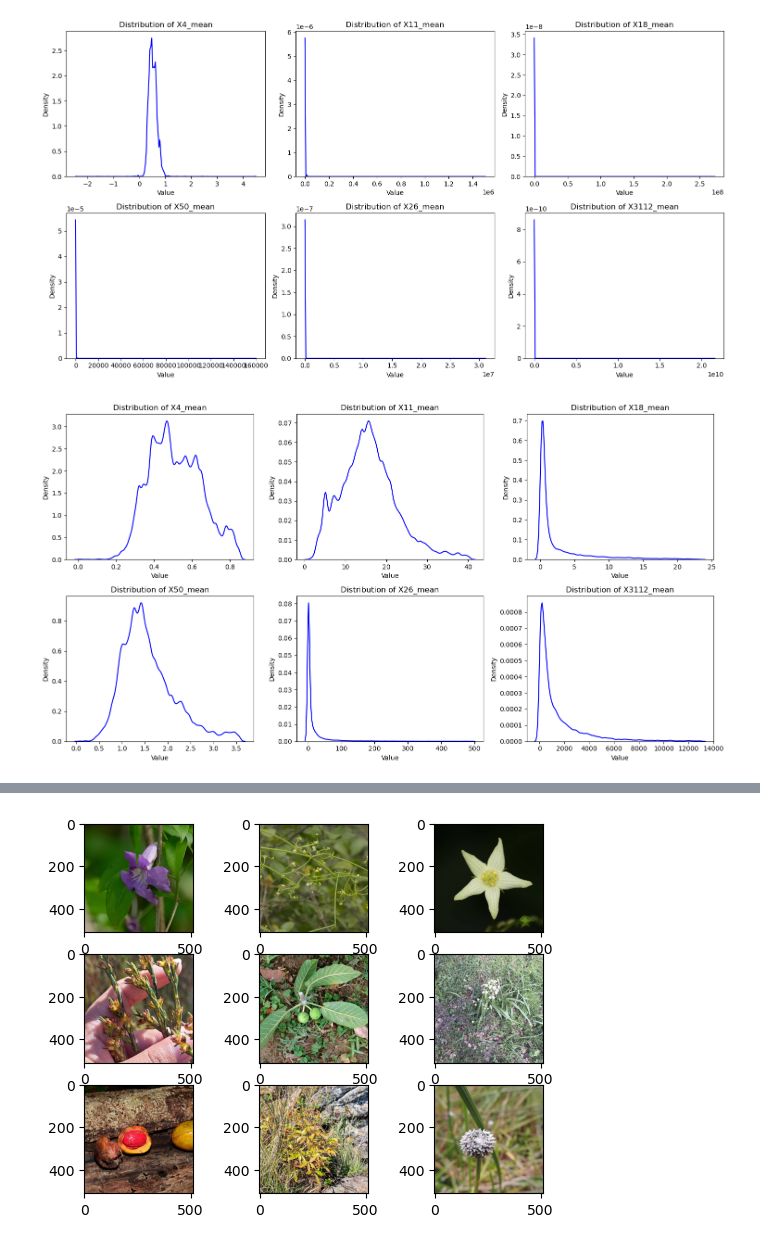
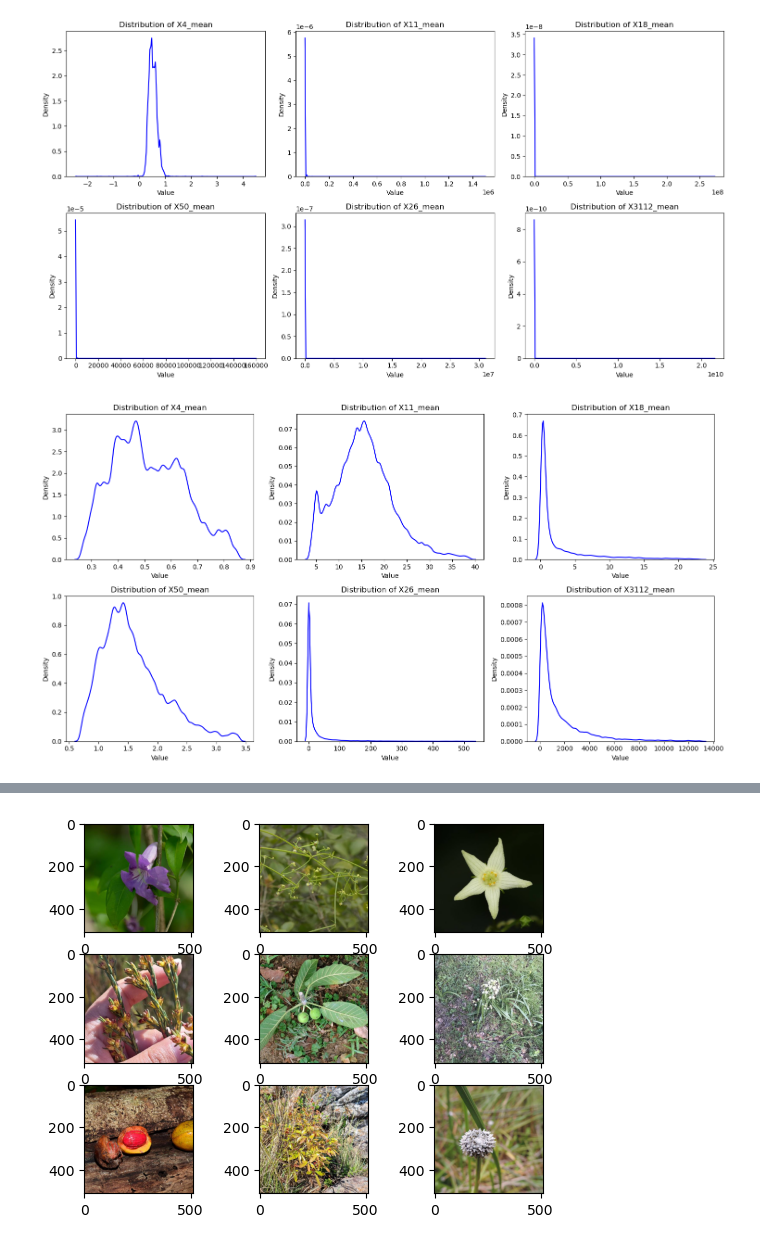
Before and after one commit to DarkIceField/Data_Mining_Project, a Jupyter notebook: data_analysis.ipynb, the cells around one changed output, grey strips where cells are left out. Saved outputs shown, nothing was run; the diff lists cells and outputs as text; code cells hidden in the pictures.

```diff
--- a/data_analysis.ipynb
+++ b/data_analysis.ipynb
@@ -4,9 +4,9 @@ import matplotlib.pyplot as plt
 import seaborn as sns
 import cv2 as cv
 
-train = pd.read_csv('data/train&val/train.csv')
-test = pd.read_csv('data/test/test.csv')
-train.head()
+tabular_df = pd.read_csv('data/train&val/train.csv')
+test_df = pd.read_csv('data/test/test.csv')
+tabular_df.head()
 mean_columns = ['X4_mean', 'X11_mean', 'X18_mean', 'X50_mean', 'X26_mean', 'X3112_mean']
 # %%
 def plot_data(df):
@@ -31,10 +31,10 @@ plot_data(train)
 [figure]
 # %%
 for column in mean_columns:
-    upper_quantile = train[column].quantile(0.98)
-    train = train[(train[column] < upper_quantile)]
-    train = train[(train[column] > 0)]
-
-plot_data(train)
+    upper_quantile = tabular_df[column].quantile(0.98)
+    lower_quantile = tabular_df[column].quantile(0.02)
+    tabular_df = tabular_df[(tabular_df[column] < upper_quantile)]
+    tabular_df = tabular_df[(tabular_df[column] > lower_quantile)]
+plot_data(tabular_df)
 # %% [output]
-[figure, old version]
+[figure, new version]
```
Also changed, not shown: parts of 3 cells of this notebook, 7 other files.
